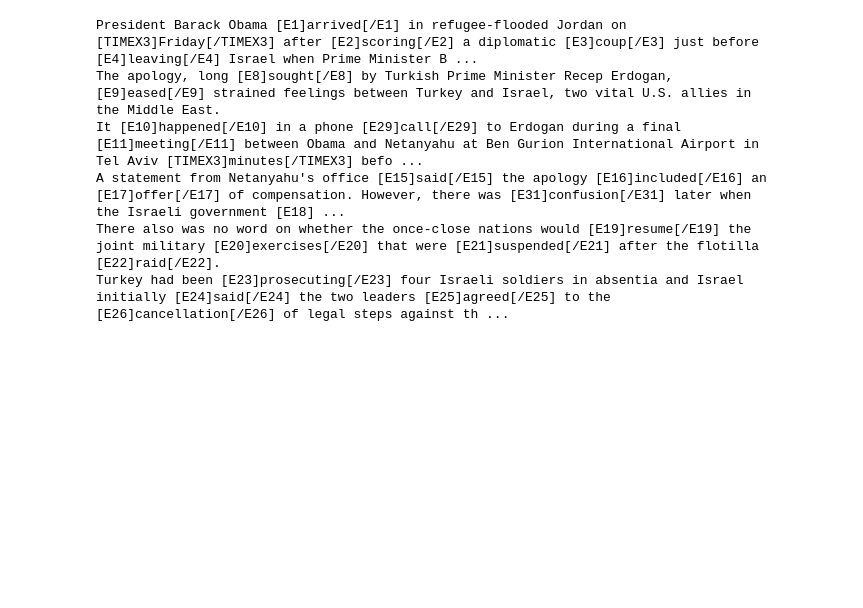
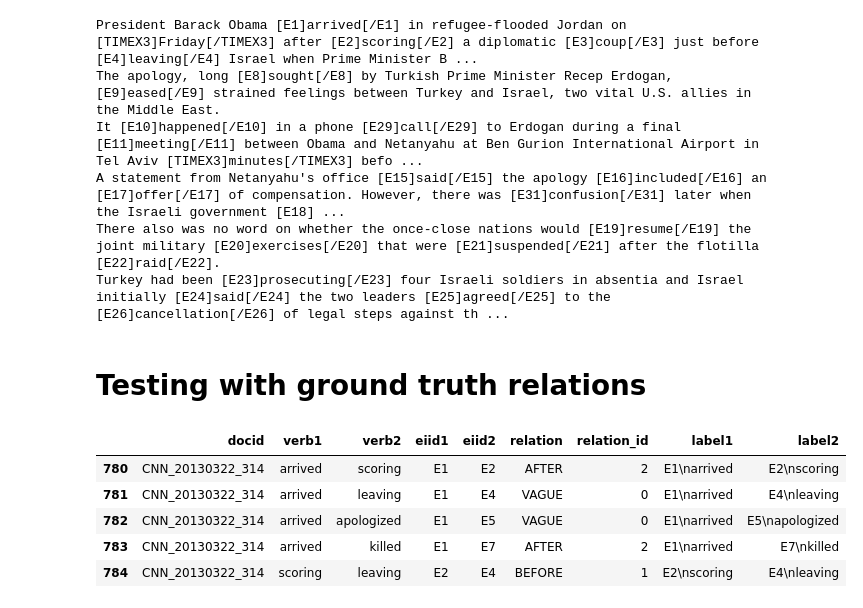
Before and after one commit to poznyakovskiy/event_extraction, a Jupyter notebook: relations_graph.ipynb, the cells around one changed output. Cells and saved outputs as stored; diff of their text form; code cells hidden in the pictures; blank space fills up the shorter version.

Commit message:
Implemented testing with ground truth.

```diff
--- a/relations_graph.ipynb
+++ b/relations_graph.ipynb
@@ -283,3 +293,19 @@ It [E10]happened[/E10] in a phone [E29]call[/E29] to Erdogan during a final [E11
 A statement from Netanyahu's office [E15]said[/E15] the apology [E16]included[/E16] an [E17]offer[/E17] of compensation. However, there was [E31]confusion[/E31] later when the Israeli government [E18] ...
 There also was no word on whether the once-close nations would [E19]resume[/E19] the joint military [E20]exercises[/E20] that were [E21]suspended[/E21] after the flotilla [E22]raid[/E22].
 Turkey had been [E23]prosecuting[/E23] four Israeli soldiers in absentia and Israel initially [E24]said[/E24] the two leaders [E25]agreed[/E25] to the [E26]cancellation[/E26] of legal steps against th ...
+# %% [markdown]
+# Testing with ground truth relations
+# %%
+all_relations = utils.get_relations()
+test_relations = all_relations[all_relations['docid'] == test_doc_id]
+test_relations['relation_id'] = test_relations['relation'].apply(lambda r: const.relation2id.get(r, -1))
+test_relations['label1'] = test_relations.apply(lambda row: create_node_label(row, 'eiid1', 'verb1'), axis=1)
+test_relations['label2'] = test_relations.apply(lambda row: create_node_label(row, 'eiid2', 'verb2'), axis=1)
+test_relations.head()
+# %% [output]
+|  | docid | verb1 | verb2 | eiid1 | eiid2 | relation | relation_id | label1 | label2 |
+| 780 | CNN_20130322_314 | arrived | scoring | E1 | E2 | AFTER | 2 | E1\narrived | E2\nscoring |
+| 781 | CNN_20130322_314 | arrived | leaving | E1 | E4 | VAGUE | 0 | E1\narrived | E4\nleaving |
+| 782 | CNN_20130322_314 | arrived | apologized | E1 | E5 | VAGUE | 0 | E1\narrived | E5\napologized |
+| 783 | CNN_20130322_314 | arrived | killed | E1 | E7 | AFTER | 2 | E1\narrived | E7\nkilled |
+| 784 | CNN_20130322_314 | scoring | leaving | E2 | E4 | BEFORE | 1 | E2\nscoring | E4\nleaving |
```
Also changed, not shown: parts of 7 cells of this notebook.
